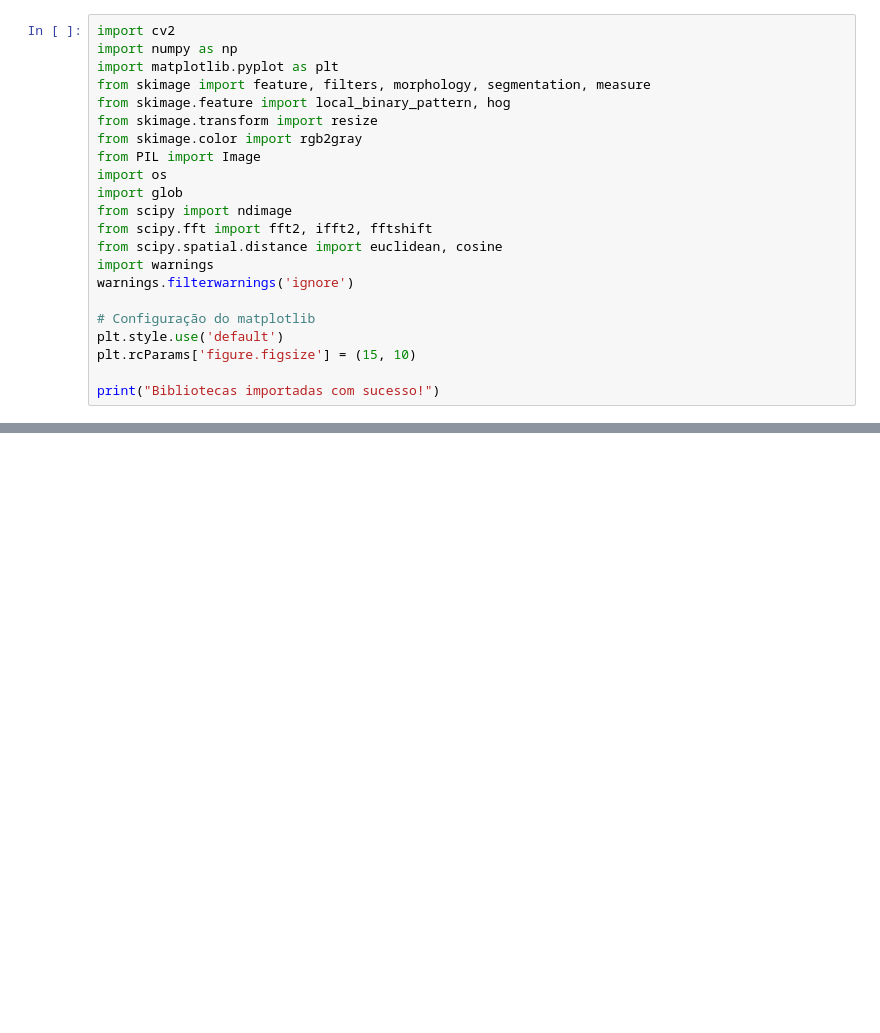
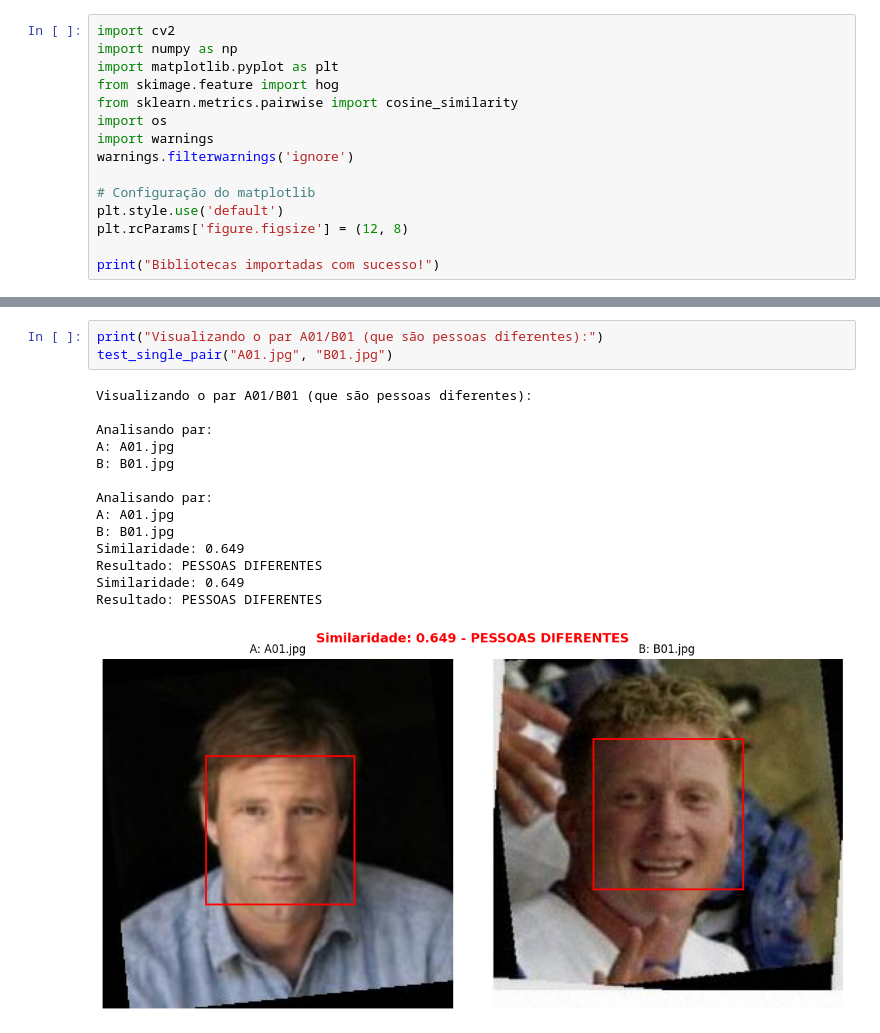
Before and after one commit to davi-ga/facial-recognition, a Jupyter notebook: Untitled-1.ipynb, the cells around one changed output, grey strips where cells are left out. Cells and saved outputs as stored; diff of their text form; blank space fills up the shorter version.

```diff
--- a/Untitled-1.ipynb
+++ b/Untitled-1.ipynb
@@ -23,22 +2,15 @@ Este programa processa uma sequência de imagens em pares (AXX.jpg, BXX.jpg) par
 import cv2
 import numpy as np
 import matplotlib.pyplot as plt
-from skimage import feature, filters, morphology, segmentation, measure
-from skimage.feature import local_binary_pattern, hog
-from skimage.transform import resize
-from skimage.color import rgb2gray
-from PIL import Image
+from skimage.feature import hog
+from sklearn.metrics.pairwise import cosine_similarity
 import os
-import glob
-from scipy import ndimage
-from scipy.fft import fft2, ifft2, fftshift
-from scipy.spatial.distance import euclidean, cosine
 import warnings
 warnings.filterwarnings('ignore')
 
 # Configuração do matplotlib
 plt.style.use('default')
-plt.rcParams['figure.figsize'] = (15, 10)
+plt.rcParams['figure.figsize'] = (12, 8)
 
 print("Bibliotecas importadas com sucesso!")
 # %% [output]
@@ -1066,0 +366,18 @@ Taxa de acerto: 100.0%
+# %%
+print("Visualizando o par A01/B01 (que são pessoas diferentes):")
+test_single_pair("A01.jpg", "B01.jpg")
+# %% [output]
+Visualizando o par A01/B01 (que são pessoas diferentes):
+
+Analisando par:
+A: A01.jpg
+B: B01.jpg
+
+Analisando par:
+A: A01.jpg
+B: B01.jpg
+Similaridade: 0.649
+Resultado: PESSOAS DIFERENTES
+Similaridade: 0.649
+Resultado: PESSOAS DIFERENTES
+[figure, added]
```
Also changed, not shown: parts of 16 cells of this notebook, 2 other files.
